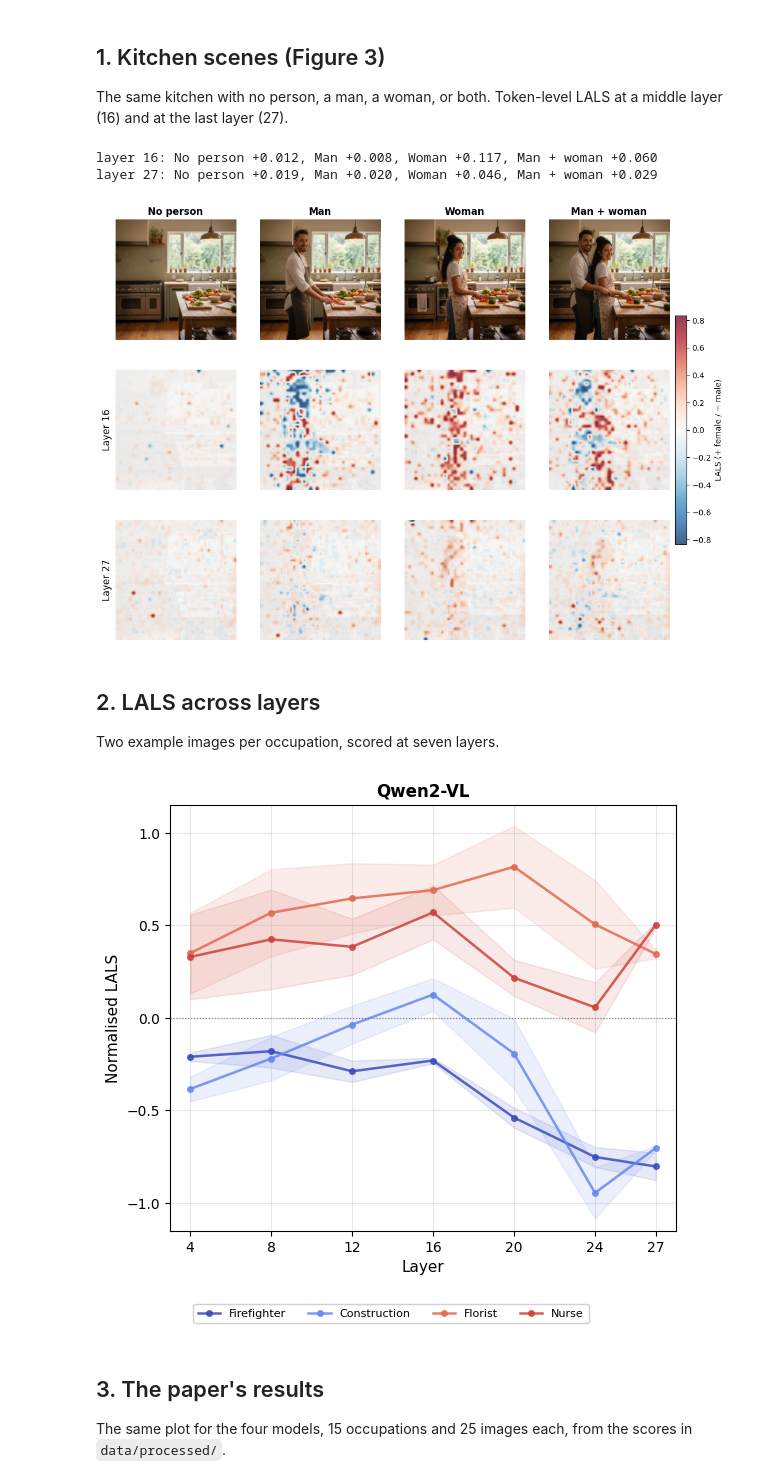
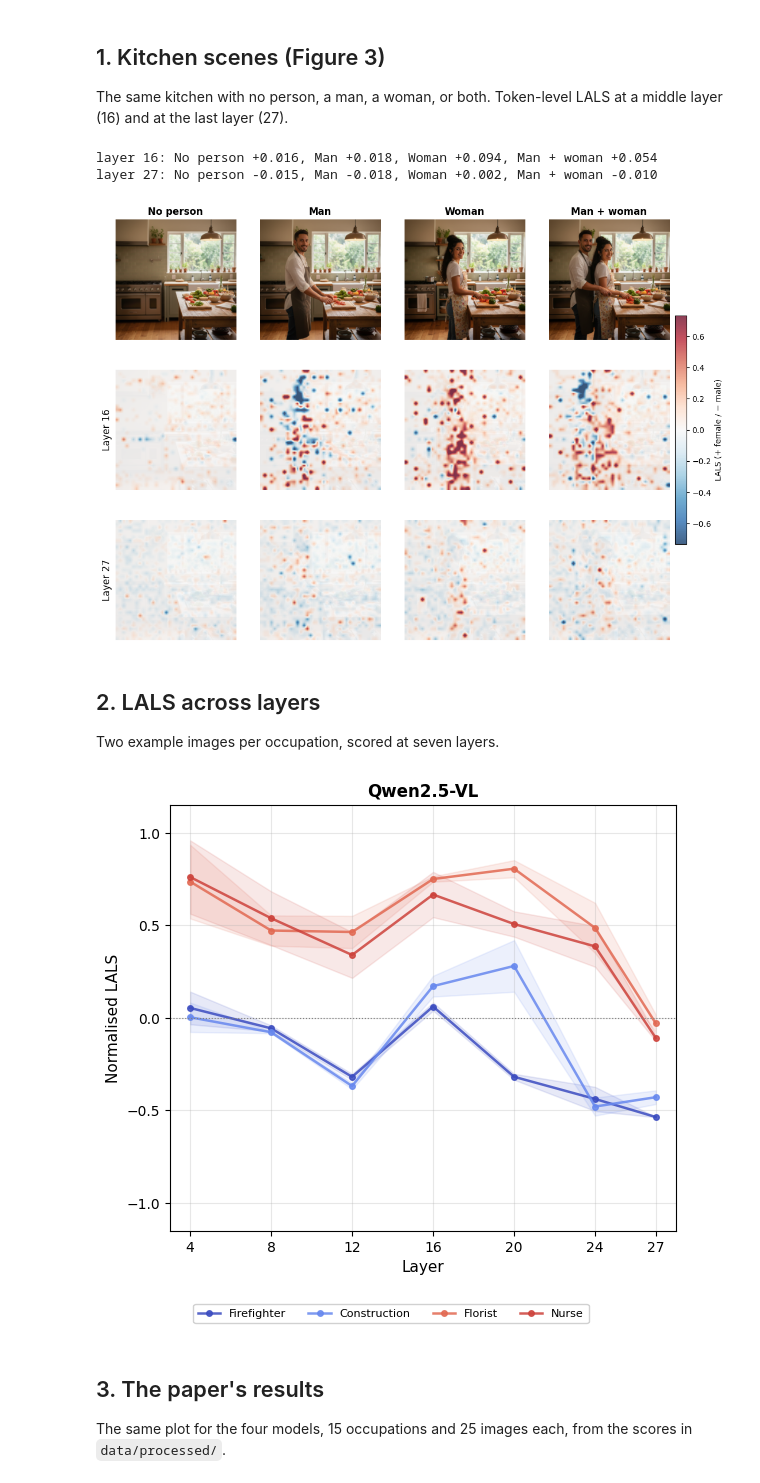
Before and after one commit to arnaumarin/lals, a Jupyter notebook: notebooks/demo.ipynb, the cells around one changed output. Drawn from its saved outputs; the diff is of its cells as text; code cells hidden in the pictures.

Commit message:
Demo and README: use Qwen2.5-VL

```diff
--- a/notebooks/demo.ipynb
+++ b/notebooks/demo.ipynb
@@ -24,11 +24,12 @@ from utils.functions import LALSScorer, TextDB, image_summary
 from utils.models import MODELS, list_images, load_image, load_vlm
 
 EXAMPLES = ROOT / "data" / "examples"
-DB_DIR = ROOT / "embeddb" / "qwen2vl"
+MODEL = "qwen25vl"
+DB_DIR = ROOT / "embeddb" / MODEL
 OUT = ROOT / "outputs"
 
-vlm = load_vlm("qwen2vl")
-layers = MODELS["qwen2vl"].sweep_layers   # 4, 8, 12, 16, 20, 24, 27
+vlm = load_vlm(MODEL)
+layers = MODELS[MODEL].sweep_layers   # 4, 8, 12, 16, 20, 24, 27
 # %% [output]
 Using a slow image processor as `use_fast` is unset and a slow processor was saved with this model. `use_fast=True` will be the default behavior in v4.52, even if the model was saved with a slow proce ...
 # %% [markdown]
@@ -53,9 +54,9 @@ for layer in [16, 27]:
 plots.token_heatmaps(images, maps, list(SCENES), ["Layer 16", "Layer 27"])
 plt.show()
 # %% [output]
-layer 16: No person +0.012, Man +0.008, Woman +0.117, Man + woman +0.060
-layer 27: No person +0.019, Man +0.020, Woman +0.046, Man + woman +0.029
+layer 16: No person +0.016, Man +0.018, Woman +0.094, Man + woman +0.054
+layer 27: No person -0.015, Man -0.018, Woman +0.002, Man + woman -0.010
-[figure, old version]
+[figure, new version]
 # %% [markdown]
 ## 2. LALS across layers
 
@@ -63,20 +64,20 @@ Two example images per occupation, scored at seven layers.
 # %%
 occupations = sorted(p.name for p in (EXAMPLES / "ambiguous").iterdir())
 sweep = {occ: {} for occ in occupations}
 for layer in layers:
     scorer = LALSScorer(TextDB.load(DB_DIR, layer), k=20)
     for occ in occupations:
         sweep[occ][str(layer)] = [
             {**image_summary(scorer.token_scores(vlm.visual_token_states(load_image(p), [layer])[layer])),
              "filename": p.name}
             for p in list_images(EXAMPLES / "ambiguous" / occ)]
 
 (OUT / "layer_sweep").mkdir(parents=True, exist_ok=True)
-(OUT / "layer_sweep" / "qwen2vl.json").write_text(json.dumps({"occupations": sweep}))
-plots.layer_sweep_figure(OUT, models=["qwen2vl"])
+(OUT / "layer_sweep" / f"{MODEL}.json").write_text(json.dumps({"occupations": sweep}))
+plots.layer_sweep_figure(OUT, models=[MODEL])
 plt.show()
 # %% [output]
-[figure, old version]
+[figure, new version]
 # %% [markdown]
 ## 3. The paper's results
 
```
Also changed, not shown: parts of 1 cell of this notebook, 1 other file.
